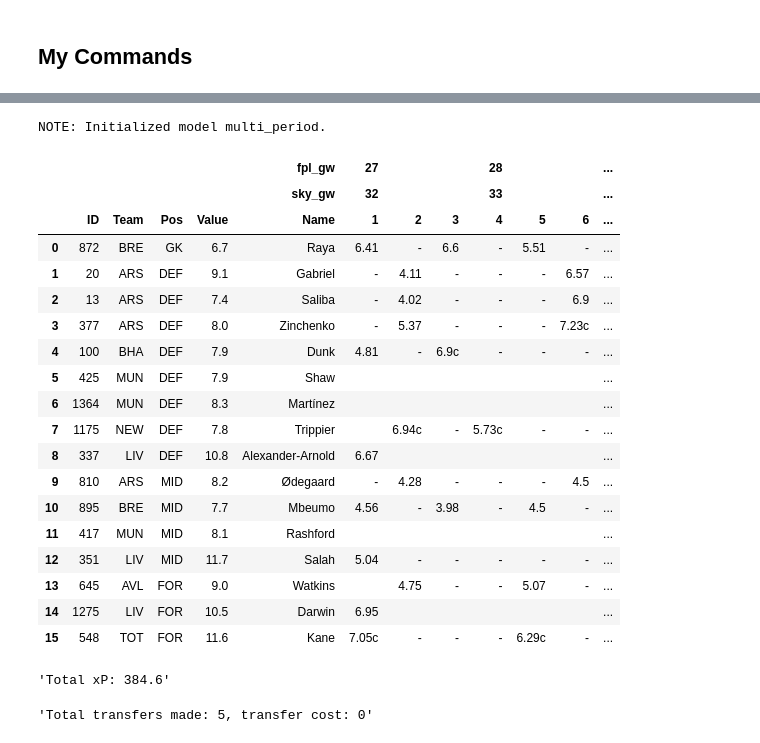
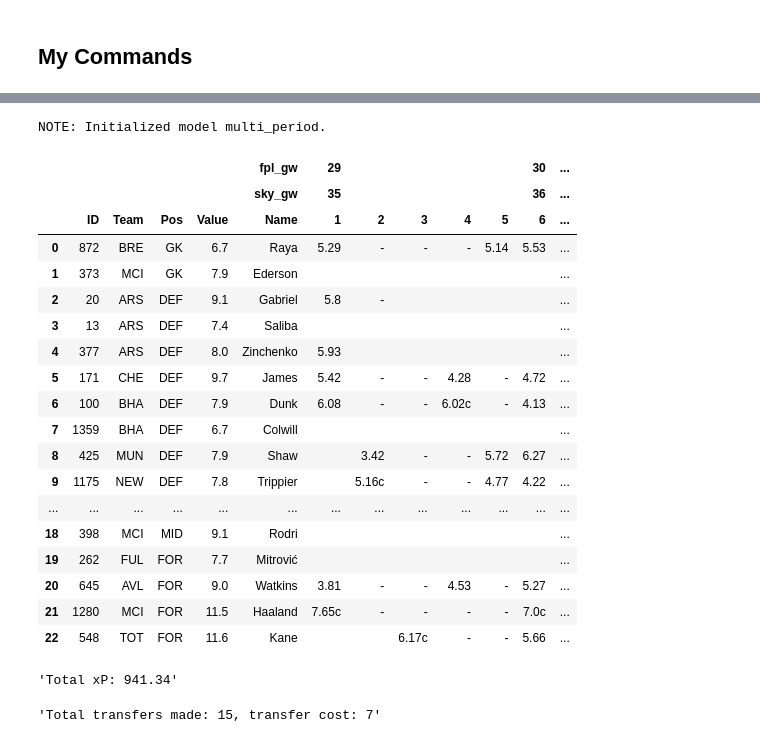
Before and after one commit to SamTroy/SkyFF_Optimization, a Jupyter notebook: notebooks/sky_opt_v1.ipynb, the cells around one changed output, grey strips where cells are left out. Drawn from its saved outputs; the diff is of its cells as text; code cells hidden in the pictures.

Commit message:
Updated player data and noise function

```diff
--- a/notebooks/sky_opt_v1.ipynb
+++ b/notebooks/sky_opt_v1.ipynb
@@ -443,6 +444,8 @@ def generate_model_output(first_md=1, last_md=14, filename_suffix=None, custom_f
                 if last_md < x:
                     last_md = md_map_2.loc[i, 'matchday'] - 1
                     break
+    if str(last_md) == last_md:
+        last_md = md_map_2.loc[len(md_map_2)-1, 'matchday']
 
     matchdays = range(first_md,last_md+1)
     team_data = prior_team_data_gen(use_weerogue_ts=1)
@@ -773,16 +805,16 @@ def solve_sky_mp_noise(initial_squad, input_data, md_map, next_md=1, last_md=10,
 
 # Example custom fixtures dataframe
 df = pd.DataFrame(columns=('home_team', 'away_team', 'dates', 'probabilities'))
-df.loc[len(df)] = ['NEW', 'BHA', ['2023-04-18','2023-05-09'], [0.5, 0.5]]
-df.loc[len(df)] = ['BHA', 'MCI', ['2023-05-02'], [0]]
+df.loc[len(df)] = ['NEW', 'BHA', ['2023-04-18'], [1]]
 df.loc[len(df)] = ['FUL', 'LEE', ['2023-04-22'], [1]]
-df.loc[len(df)] = ['MUN', 'CHE', ['2023-04-22'], [0]]
+df.loc[len(df)] = ['MUN', 'CHE', ['2023-05-23'], [1]]
+df.loc[len(df)] = ['BHA', 'MCI', ['2023-05-23'], [1]]
+df.loc[len(df)] = ['BHA', 'MUN', ['2023-05-02'], [1]]
+df.loc[len(df)] = ['MCI', 'WHU', ['2023-05-02'], [1]]
 df.loc[len(df)] = ['LIV', 'FUL', ['2023-05-02'], [1]]
-df.loc[len(df)] = ['MCI', 'WHU', ['2023-05-02'], [1]]
-df.loc[len(df)] = ['BHA', 'MUN', ['2023-05-02'], [1]]
 
 # Generate fixture ticker and player EV
-r = generate_model_output(first_md=1, last_md='2023-05-13', filename_suffix=None, custom_fixtures=df)
+r = generate_model_output(first_md=1, last_md='2023-05-28', filename_suffix=None, custom_fixtures=df)
 md_map = r['md_map']
 display(r['formatted_fixtures'])
 display(r['skymodel_output'].sort_values(by=['Total_Pts'], ascending=False).head(20))
@@ -827,40 +859,41 @@ display(r['skymodel_output'].sort_values(by=['Total_Pts'], ascending=False).head
 # %%
 skymodel_output = pd.read_csv('../data/skymodel_output.csv').set_index('SKY ID').fillna(0)
 
 # Sky IDs of all players to include in the initial squad
 team = [872,
-377,13,20,100,337,
-351,810,895,
-548,1275]
-transfer_cost = 0
+377,20,100,171,
+351,810,895,21,
+548,645]
+transfer_cost = 7
+exclusions = None
 
 # Generate optimal solution
-r2 = solve_sky_mp(initial_squad=team, input_data=skymodel_output, md_map=md_map, next_md=1, last_md='2023-04-09',
-                 ta_tot=5, ta_gw=5, objective='decay', decay_base=1, transfer_cost=transfer_cost,
-                 exclusions=None, keeps=None, force_transfer_in=None, force_transfer_out=None,
-                 apply_noise=True)
+r2 = solve_sky_mp(initial_squad=team, input_data=skymodel_output, md_map=md_map, next_md=1, last_md='2023-05-28',
+                 ta_tot=19, ta_gw=5, objective='decay', decay_base=1, transfer_cost=transfer_cost,
+                 exclusions=exclusions, keeps=None, force_transfer_in=None, force_transfer_out=None, no_transfer_mds=None,
+                 apply_noise=False)
 display(r2['plan'], f"Total xP: {r2['total_xp']}", f"Total transfers made: {r2['transfers_made']}, transfer cost: {transfer_cost}")
 # %% [output]
 NOTE: Initialized model multi_period.
-|  |  |  |  |  | fpl_gw | 27 |  |  | 28 |  |  | ... |
-|  |  |  |  |  | sky_gw | 32 |  |  | 33 |  |  | ... |
+|  |  |  |  |  | fpl_gw | 29 |  |  |  |  | 30 | ... |
+|  |  |  |  |  | sky_gw | 35 |  |  |  |  | 36 | ... |
 |  | ID | Team | Pos | Value | Name | 1 | 2 | 3 | 4 | 5 | 6 | ... |
-| 0 | 872 | BRE | GK | 6.7 | Raya | 6.41 | - | 6.6 | - | 5.51 | - | ... |
-| 1 | 20 | ARS | DEF | 9.1 | Gabriel | - | 4.11 | - | - | - | 6.57 | ... |
-| 2 | 13 | ARS | DEF | 7.4 | Saliba | - | 4.02 | - | - | - | 6.9 | ... |
-| 3 | 377 | ARS | DEF | 8.0 | Zinchenko | - | 5.37 | - | - | - | 7.23c | ... |
-| 4 | 100 | BHA | DEF | 7.9 | Dunk | 4.81 | - | 6.9c | - | - | - | ... |
-| 5 | 425 | MUN | DEF | 7.9 | Shaw |  |  |  |  |  |  | ... |
-| 6 | 1364 | MUN | DEF | 8.3 | Martínez |  |  |  |  |  |  | ... |
-| 7 | 1175 | NEW | DEF | 7.8 | Trippier |  | 6.94c | - | 5.73c | - | - | ... |
-| 8 | 337 | LIV | DEF | 10.8 | Alexander-Arnold | 6.67 |  |  |  |  |  | ... |
-| 9 | 810 | ARS | MID | 8.2 | Ødegaard | - | 4.28 | - | - | - | 4.5 | ... |
-| 10 | 895 | BRE | MID | 7.7 | Mbeumo | 4.56 | - | 3.98 | - | 4.5 | - | ... |
-| 11 | 417 | MUN | MID | 8.1 | Rashford |  |  |  |  |  |  | ... |
-| 12 | 351 | LIV | MID | 11.7 | Salah | 5.04 | - | - | - | - | - | ... |
-| 13 | 645 | AVL | FOR | 9.0 | Watkins |  | 4.75 | - | - | 5.07 | - | ... |
-| 14 | 1275 | LIV | FOR | 10.5 | Darwin | 6.95 |  |  |  |  |  | ... |
-| 15 | 548 | TOT | FOR | 11.6 | Kane | 7.05c | - | - | - | 6.29c | - | ... |
+| 0 | 872 | BRE | GK | 6.7 | Raya | 5.29 | - | - | - | 5.14 | 5.53 | ... |
+| 1 | 373 | MCI | GK | 7.9 | Ederson |  |  |  |  |  |  | ... |
+| 2 | 20 | ARS | DEF | 9.1 | Gabriel | 5.8 | - |  |  |  |  | ... |
+| 3 | 13 | ARS | DEF | 7.4 | Saliba |  |  |  |  |  |  | ... |
+| 4 | 377 | ARS | DEF | 8.0 | Zinchenko | 5.93 |  |  |  |  |  | ... |
+| 5 | 171 | CHE | DEF | 9.7 | James | 5.42 | - | - | 4.28 | - | 4.72 | ... |
+| 6 | 100 | BHA | DEF | 7.9 | Dunk | 6.08 | - | - | 6.02c | - | 4.13 | ... |
+| 7 | 1359 | BHA | DEF | 6.7 | Colwill |  |  |  |  |  |  | ... |
+| 8 | 425 | MUN | DEF | 7.9 | Shaw |  | 3.42 | - | - | 5.72 | 6.27 | ... |
+| 9 | 1175 | NEW | DEF | 7.8 | Trippier |  | 5.16c | - | - | 4.77 | 4.22 | ... |
+| ... | ... | ... | ... | ... | ... | ... | ... | ... | ... | ... | ... | ... |
+| 18 | 398 | MCI | MID | 9.1 | Rodri |  |  |  |  |  |  | ... |
+| 19 | 262 | FUL | FOR | 7.7 | Mitrović |  |  |  |  |  |  | ... |
+| 20 | 645 | AVL | FOR | 9.0 | Watkins | 3.81 | - | - | 4.53 | - | 5.27 | ... |
+| 21 | 1280 | MCI | FOR | 11.5 | Haaland | 7.65c | - | - | - | - | 7.0c | ... |
+| 22 | 548 | TOT | FOR | 11.6 | Kane |  |  | 6.17c | - | - | 5.66 | ... |
-'Total xP: 384.6'
+'Total xP: 941.34'
-'Total transfers made: 5, transfer cost: 0'
+'Total transfers made: 15, transfer cost: 7'
 # %%
```
Also changed, not shown: parts of 4 cells of this notebook, 2 other files.
